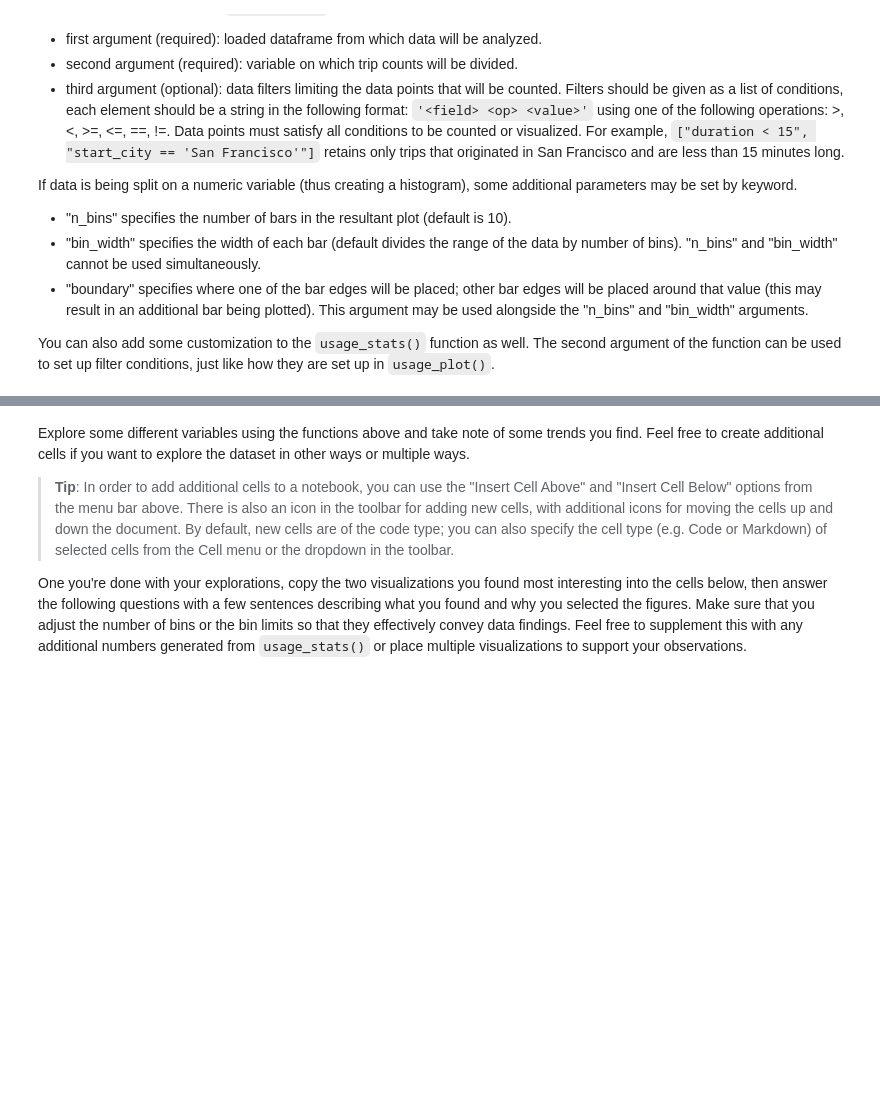
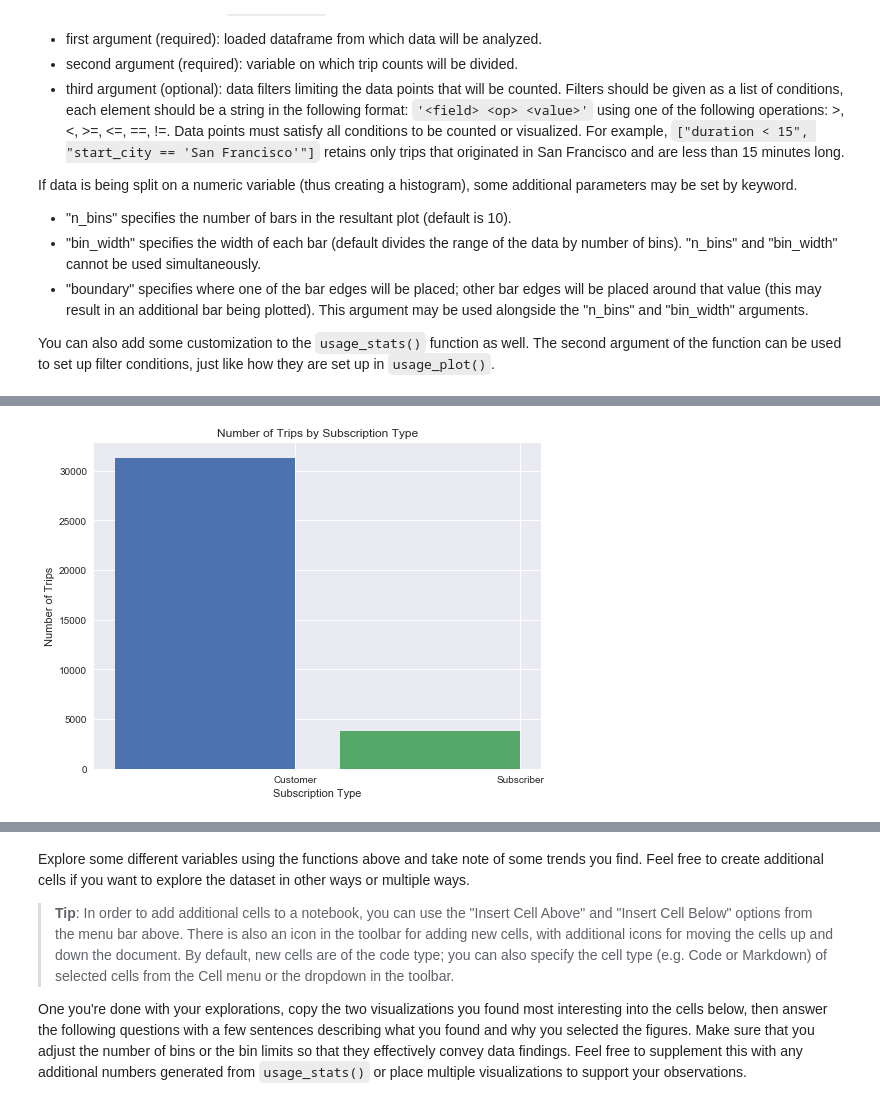
Before and after one commit to duartecordeiro/nanodegree_dataanalyst, a Jupyter notebook: Bay_Area_Bike_Share_Analysis.ipynb, the cells around one changed output, grey strips where cells are left out. Drawn from its saved outputs; the diff is of its cells as text; code cells hidden in the pictures; blank space fills up the shorter version.

```diff
--- a/Bay_Area_Bike_Share_Analysis.ipynb
+++ b/Bay_Area_Bike_Share_Analysis.ipynb
@@ -246,0 +295,4 @@ usage_plot(trip_data)
+# %%
+usage_plot(trip_data, "subscription_type",["duration > 30"],bin_width=1)
+# %% [output]
+[figure, added]
```
Also changed, not shown: parts of 16 cells of this notebook, 5 other files.
